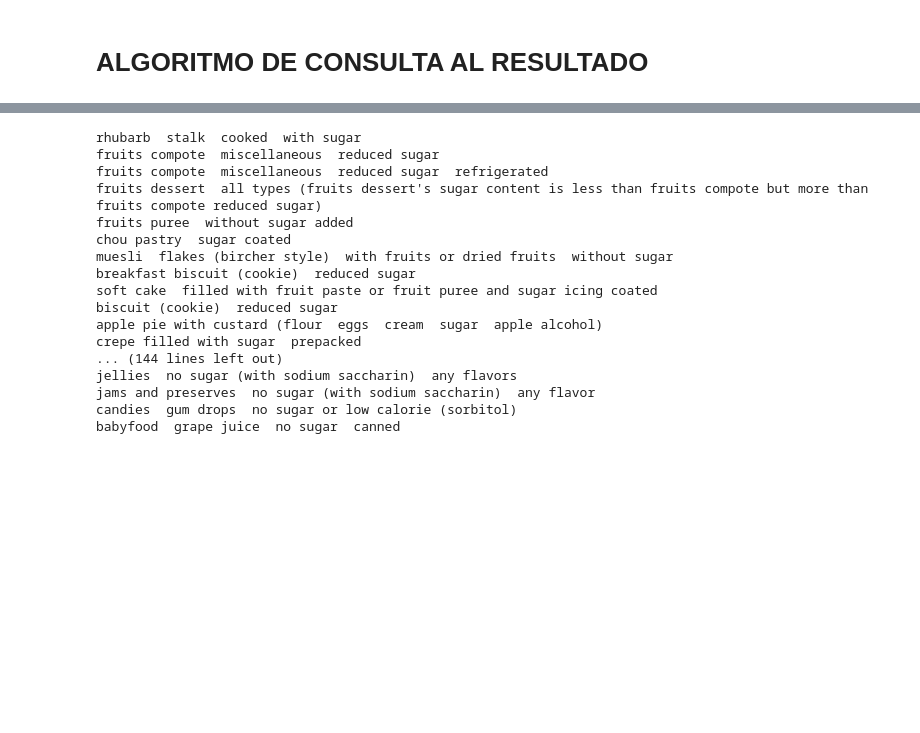
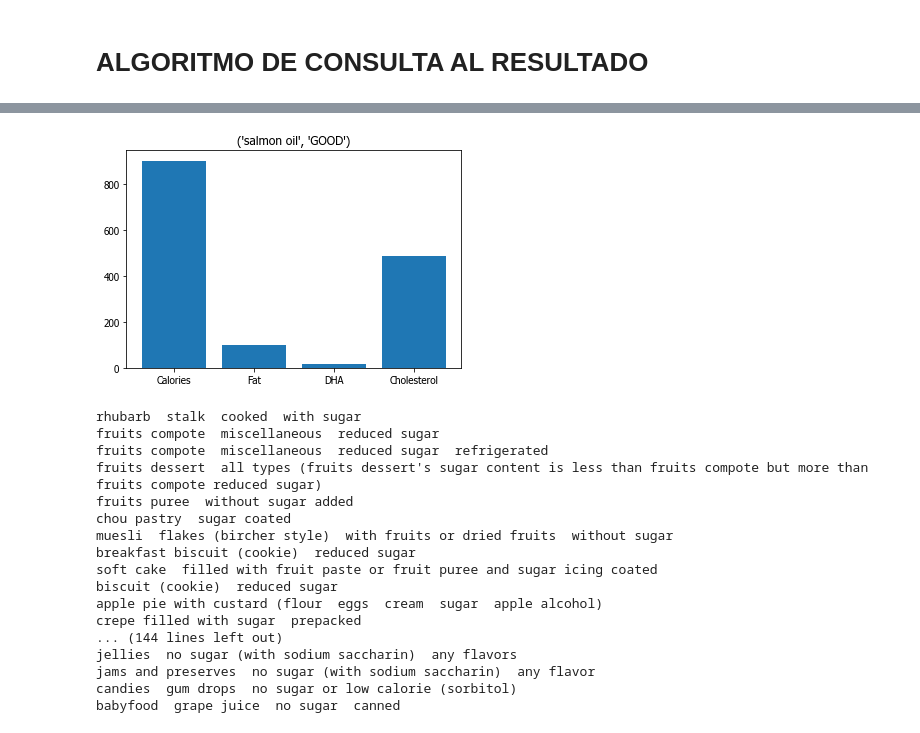
Before and after one commit to CMFV/FINAL_PROJECT, a Jupyter notebook: Clustering_data.ipynb, the cells around one changed output, grey strips where cells are left out. Drawn from its saved outputs; the diff is of its cells as text; code cells hidden in the pictures; blank space fills up the shorter version.

```diff
--- a/Clustering_data.ipynb
+++ b/Clustering_data.ipynb
@@ -325,3 +442,19 @@ def generateScores(kw, lst):
+# %%
+prueba_fila.reset_index(inplace=True,drop=True)
+lst=[]
+keys=[]
+for i in range(len(prueba_fila.columns)-3):
+    if float(prueba_fila[prueba_fila.columns[i+2]])!=0 :
+        lst.append((prueba_fila[prueba_fila.columns[i+2]][0]))
+        keys.append(prueba_fila.columns[i+2])
+lst
+    #else: lst.append
+plt.bar(keys,lst)
+plt.title((prueba_fila.Name[0],prueba_fila.ME_CLASSIFIED[0]))
+#prueba_fila
+plt.show();
+# %% [output]
+[figure, added]
 # %%
 lst = result['Name']
 # %%
```
Also changed, not shown: parts of 13 cells of this notebook, 1 other file.
